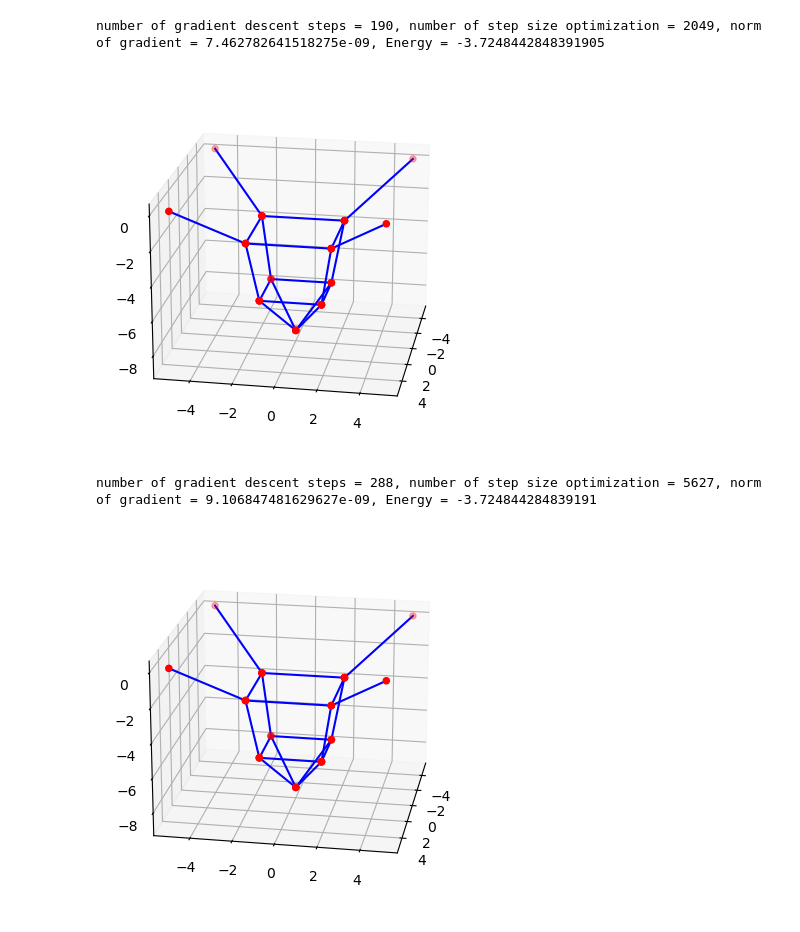
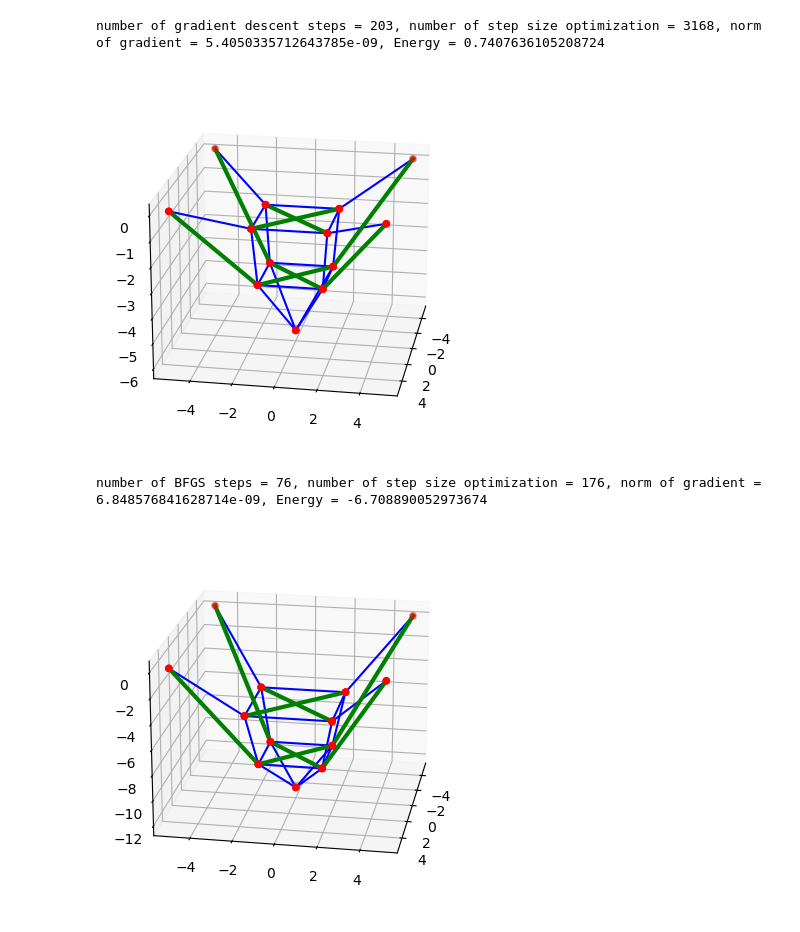
Before and after one commit to markus0800/Project_TMA4180, a Jupyter notebook: project.ipynb, the cells around one changed output. Saved outputs shown, nothing was run; the diff lists cells and outputs as text; code cells hidden in the pictures.

```diff
--- a/project.ipynb
+++ b/project.ipynb
@@ -104,7 +104,6 @@ def gradient_E(X, A, B, L, fixed_points, mg, pg, k, c):
                 gradient_E[:,i] += gradient_E_cable_elast(X[:,i], X[:,j], L[i,j], k )
             if(B[i,j] == 1):
                 gradient_E[:,i] += gradient_E_bar_elast(X[:,i], X[:,j], L[i,j], c) + gradient_E_bar_grav(X[:, i], pg)
-                gradient_E[:,j] += gradient_E_bar_grav(X[:, j],pg)
     return gradient_E
 # %%
 def armijo_step(f, gradient_f, X,A,B,L, p_k, fixed_points, mg, pg, k,c, alpha_0 = 1, tol = 1e-3, rho = 1/2):
@@ -117,7 +116,7 @@ def armijo_step(f, gradient_f, X,A,B,L, p_k, fixed_points, mg, pg, k,c, alpha_0
     dot_call = np.dot(np.reshape(p_k, M), np.reshape(gradient, M))
     while(f(X + alpha * p_k, A, B, L, mg, pg, k, c) > (f_call + c * alpha * dot_call) and steps < 100):
         alpha = rho * alpha
-        k +=1
+        steps +=1
     return alpha, steps
 # %%
 def weak_wolfe(f, gradient_f, X,A,B,L, p_k, fixed_points, mg, pg,k,c, alpha_0  =  1, c_1 = 1e-3, c_2 = 0.9):
@@ -392,21 +391,24 @@ number of BFGS steps = 29, number of step size optimization = 128, norm of gradi
 N = 13
 X = np.zeros((3,N))
 A = np.zeros((N,N))
+B = np.zeros((N,N))
 a = 5
 X[:,0] = [a,a,0]
 X[:,1] = [-a,a,0]
 X[:,2] = [-a,-a,0]
 X[:,3] = [a,-a,0]
-X[:,4:] = np.random.randint(3, size = np.shape(X[:,4:]))
+X[:,4:] = np.random.randint(10, size = np.shape(X[:,4:]))
 #X[:,12] = [0,0,-10]
 edges = np.array([[1,5], [2,6], [3,7],[0,4], [4,5], [5,6], [6,7], [4,7], [4,8], [5,9], [6,10], [7,11], [4,8], [8,9],[9,10],[10,11],[11,8], [8,12], [9,12], [10,12], [11,12] ])
+bar_edges = np.array([[0,8], [1,9], [2,10], [3,11], [4,6], [5,7], [8, 10], [9,11]])
 create_edge(A, edges[:,0], edges[:,1])
-B = np.zeros_like(A)
+create_edge(B, bar_edges[:,0], bar_edges[:,1])
 L = 3*np.ones_like(A)
 fixed_points = [0,1,2,3]
 
 plt.figure()
 ax0 = plt.axes(projection = '3d')
 plot_cable_net(X, A, ax0)
+plot_bar_net(X, B, ax0)
 ax0.view_init(20,10)
 # %% [output]
@@ -429,18 +436,20 @@ ax2.view_init(20,10)
 # %%
 plt.figure()
-ax3 = plt.axes(projection = '3d')
-X_weak_wolfe = gradient_descent(E, gradient_E, np.copy(X), A, B, L, fixed_points, mg = 1/6, pg = 0, k = 3, c = 0, tol = 1e-8, weak_w= True)
-plot_cable_net(X_weak_wolfe,A, ax3)
-ax3.view_init(20,10)
+ax4 = plt.axes(projection = '3d')
+X_strong_wolfe = gradient_descent(E, gradient_E, np.copy(X), A, B, L, fixed_points, mg = 1/6, pg = 0, k = 3, c = 1, tol = 1e-8, strong_w= True)
+plot_cable_net(X_strong_wolfe, A, ax4)
+plot_bar_net(X_strong_wolfe, B, ax4)
+ax4.view_init(20,10)
 # %% [output]
-number of gradient descent steps = 190, number of step size optimization = 2049, norm of gradient = 7.462782641518275e-09, Energy = -3.7248442848391905
+number of gradient descent steps = 203, number of step size optimization = 3168, norm of gradient = 5.4050335712643785e-09, Energy = 0.7407636105208724
-[figure, old version]
+[figure, new version]
 # %%
 plt.figure()
 ax4 = plt.axes(projection = '3d')
-X_strong_wolfe = gradient_descent(E, gradient_E, np.copy(X), A, B, L, fixed_points, mg = 1/6, pg = 0, k = 3, c = 0, tol = 1e-8, strong_w= True)
-plot_cable_net(X_strong_wolfe, A, ax4)
+X_BFGS = BFGS(E, gradient_E, np.copy(X), A, B, L, fixed_points, mg = 1/6, pg = 0, k = 1, c = 0.1, tol = 1e-8, strong_w = True)
+plot_cable_net(X_BFGS, A, ax4)
+plot_bar_net(X_BFGS, B, ax4)
 ax4.view_init(20,10)
 # %% [output]
-number of gradient descent steps = 288, number of step size optimization = 5627, norm of gradient = 9.106847481629627e-09, Energy = -3.724844284839191
+number of BFGS steps = 76, number of step size optimization = 176, norm of gradient = 6.848576841628714e-09, Energy = -6.708890052973674
-[figure, old version]
+[figure, new version]
```
Also changed, not shown: parts of 6 cells of this notebook.
